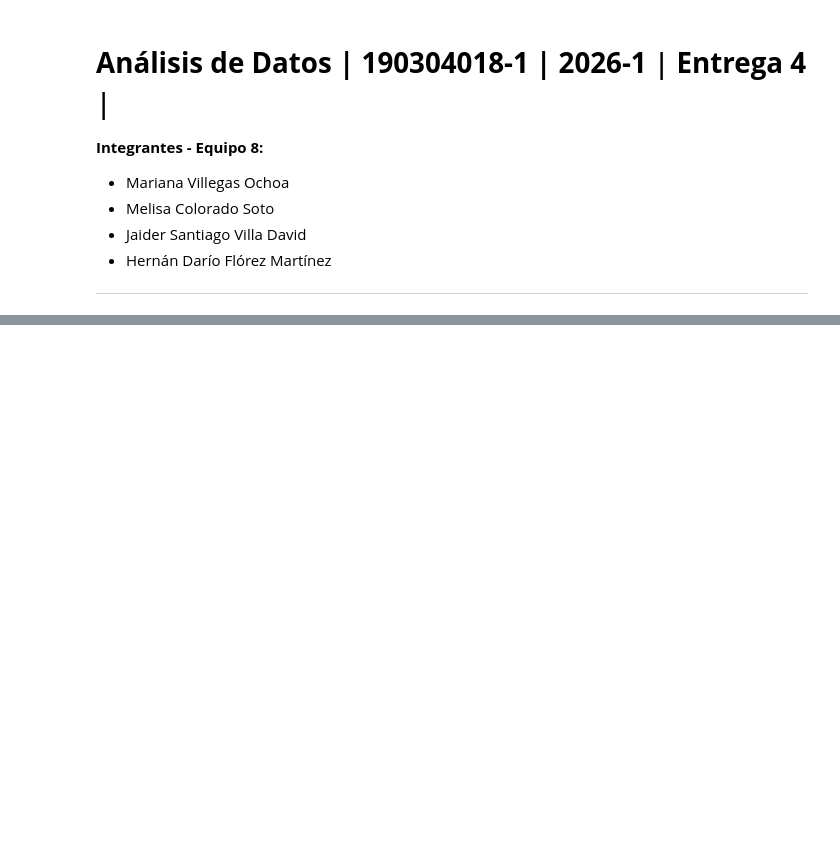
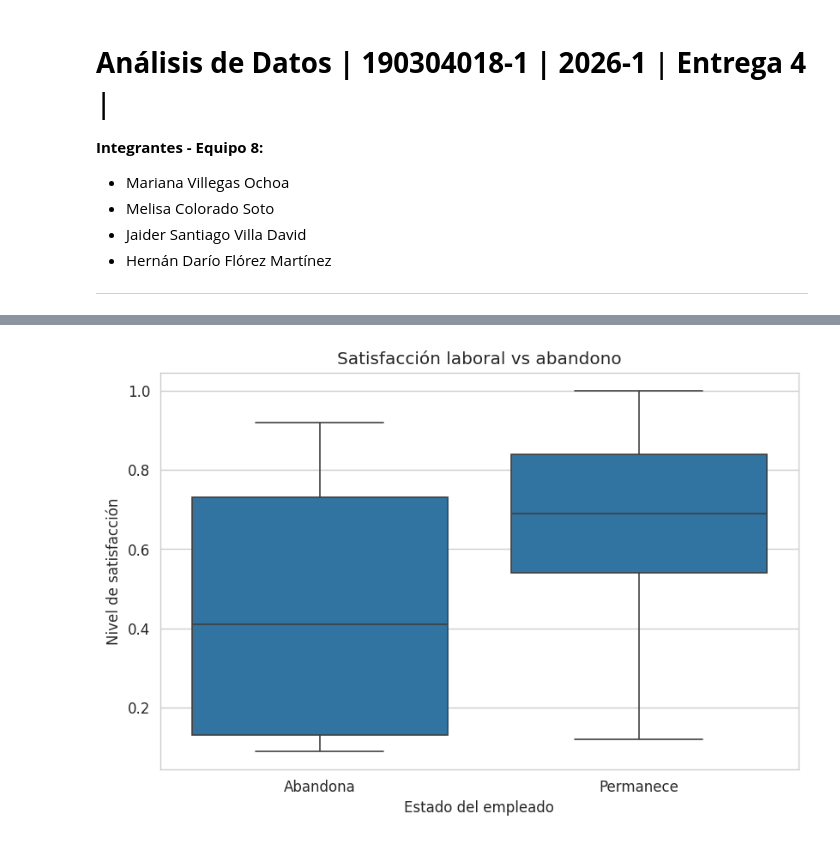
Before and after one commit to hdflorez/Entrega_4, a Jupyter notebook: Ej5_HR_Analytics_Employee_Attrition.ipynb, the cells around one changed output, grey strips where cells are left out. Drawn from its saved outputs; the diff is of its cells as text; code cells hidden in the pictures; blank space fills up the shorter version.

```diff
--- a/Ej5_HR_Analytics_Employee_Attrition.ipynb
+++ b/Ej5_HR_Analytics_Employee_Attrition.ipynb
@@ -16,0 +171,15 @@ Recuperado de Kaggle: https://www.kaggle.com/datasets/giripujar/hr-analytics
+# %%
+# Satisfacción laboral vs abandono
+sns.boxplot(
+    x='abandono',
+    y='satisfaction_level',
+    data=df
+)
+
+plt.title('Satisfacción laboral vs abandono')
+plt.xlabel('Estado del empleado')
+plt.ylabel('Nivel de satisfacción')
+
+plt.show()
+# %% [output]
+[figure, added]
```
Also changed, not shown: parts of 26 cells of this notebook.
